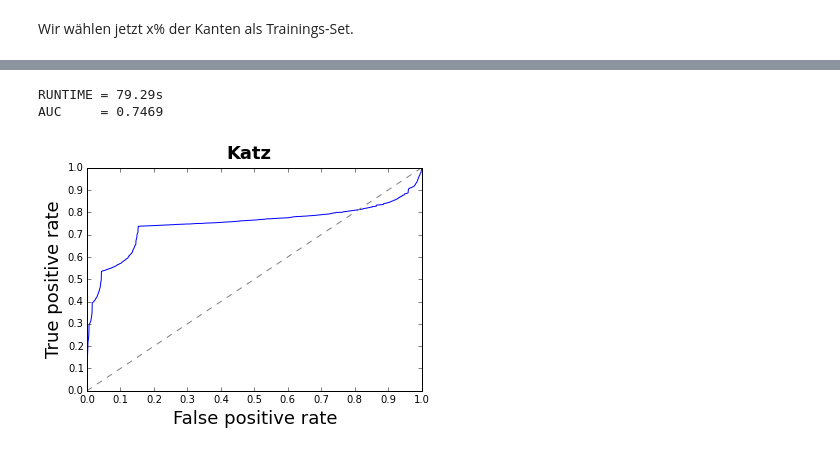
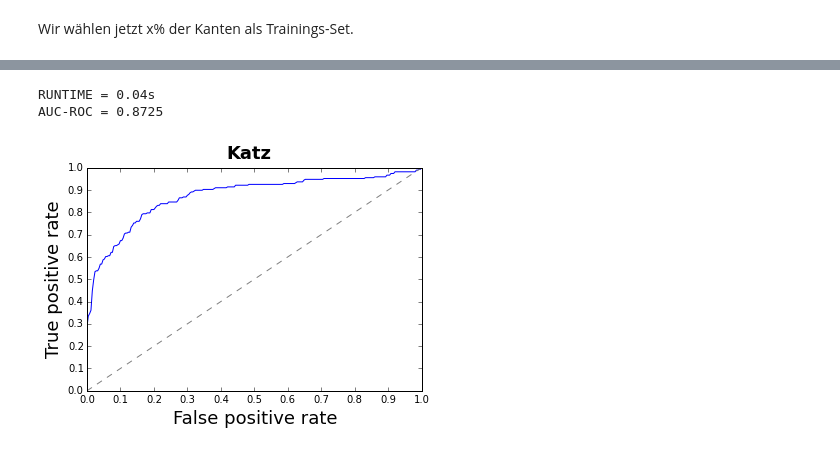
Before and after one commit to kit-parco/networkit-hyperbolic-kd, a Jupyter notebook: Doc/Notebooks/Supervised Learning - EXPERIMENTS.ipynb, the cells around one changed output, grey strips where cells are left out. Saved outputs shown, nothing was run; the diff lists cells and outputs as text; code cells hidden in the pictures.

Commit message:
Updated test-notebook
--HG--
branch : link-prediction

```diff
--- a/Doc/Notebooks/Supervised Learning - EXPERIMENTS.ipynb
+++ b/Doc/Notebooks/Supervised Learning - EXPERIMENTS.ipynb
@@ -66,8 +79,8 @@ def drawROCs(supTitle, **args):
         handles.append(curve)
     plt.legend(handles=handles, loc=4, fontsize=10)
 # %%
-testGraph, trainingGraph, featureGraph = linkprediction.readTestTrainFeature("input/out.ca-cit-HepTh", 0.1, 0.3)
-#testGraph = readGraph("input/jazz.graph", Format.METIS)
+#testGraph, trainingGraph, featureGraph = linkprediction.readTestTrainFeature("input/out.ca-cit-HepTh", 0.1, 0.3)
+testGraph = readGraph("input/jazz.graph", Format.METIS)
 #linkprediction.fixGML("input/cond-mat-2005.gml")
 graphname = "jazz"
 folder = "/home/xza/Thesis/thesis/imgs/experiments"
@@ -112,7 +125,7 @@ print("#positives =", len(positives))
 # TRAIN-NEGATIVES
 negatives = []
 # Just enough so that we can extract 25k negatives
-twoHops = linkprediction.MissingLinksFinder(featureGraph).findRandomly(2, len(positives) + 10000)
+twoHops = linkprediction.MissingLinksFinder(featureGraph).findRandomly(2, len(positives) + 200)
 i = 0
 while (len(negatives) < len(positives)):
     e = twoHops[i]
@@ -121,4 +134,5 @@ while (len(negatives) < len(positives)):
     i += 1
 nodePairsTrain = negatives + positives
 nodePairsTrain.sort()
+f.write("TRAIN: " + str(len(nodePairsTrain)) + ", POS: " + str(len(positives)) + ", NEG: " + str(len(negatives)) + "\n")
 print("#train =", len(nodePairsTrain))
@@ -125,13 +141,0 @@ print("#train =", len(nodePairsTrain))
-# %%
-# TRAIN-POSITIVES
-featureGraphEdges = featureGraph.edges()
-deltaFeatureTrainGraph = Graph(trainingGraph)
-for e in featureGraphEdges:
-    deltaFeatureTrainGraph.removeEdge(e[0], e[1])
-positives = deltaFeatureTrainGraph.edges()
-
-positives = linkprediction.MissingLinksFinder(featureGraph).findPositives(2, trainingGraph)
-if len(positives) > 30000:
-    random.shuffle(positives)
-    positives = positives[:30000]
-print("#positives =", len(positives))
@@ -148,7 +148,7 @@ if len(positives) > 50000:
 print("#positives =", len(positives))
 # TEST-NEGATIVES
 negatives = []
-twoHops = linkprediction.MissingLinksFinder(trainingGraph).findRandomly(2, len(positives) + 10000)
+twoHops = linkprediction.MissingLinksFinder(trainingGraph).findRandomly(2, len(positives) + 200)
 i = 0
 while (len(negatives) < len(positives)):
     e = twoHops[i]
@@ -157,5 +157,6 @@ while (len(negatives) < len(positives)):
     i += 1
 nodePairsTest = negatives + positives
 nodePairsTest.sort()
+f.write("TEST: " + str(len(nodePairsTest)) + ", POS: " + str(len(positives)) + ", NEG: " + str(len(negatives)) + "\n")
 print("#test =", len(nodePairsTest))
 # %% [output]
@@ -437,14 +536,14 @@ AUC     = 0.9753
 # %%
 # Katz
 f.write("Katz\n")
 startTime = time.time()
 predictions = katzIndex.runOnParallel(nodePairsTest)
 f.write("  RUNTIME = " + "{:.2f}".format(time.time() - startTime) + "s\n")
 print("RUNTIME = %ss" % "{:.2f}".format(time.time() - startTime))
 saveROC("Katz", predictions)
-f.write("  AUC     = " + "{:.4f}".format(roc.getAreaUnderCurve()) + "\n\n")
-print("AUC     =", "{:.4f}".format(roc.getAreaUnderCurve()))
+f.write("  AUC-ROC = " + "{:.4f}".format(roc.getAreaUnderCurve()) + "\n")
+print("AUC-ROC =", "{:.4f}".format(roc.getAreaUnderCurve()))
 # %% [output]
-RUNTIME = 79.29s
-AUC     = 0.7469
+RUNTIME = 0.04s
+AUC-ROC = 0.8725
-[figure, old version]
+[figure, new version]
```
Also changed, not shown: parts of 36 cells of this notebook.
